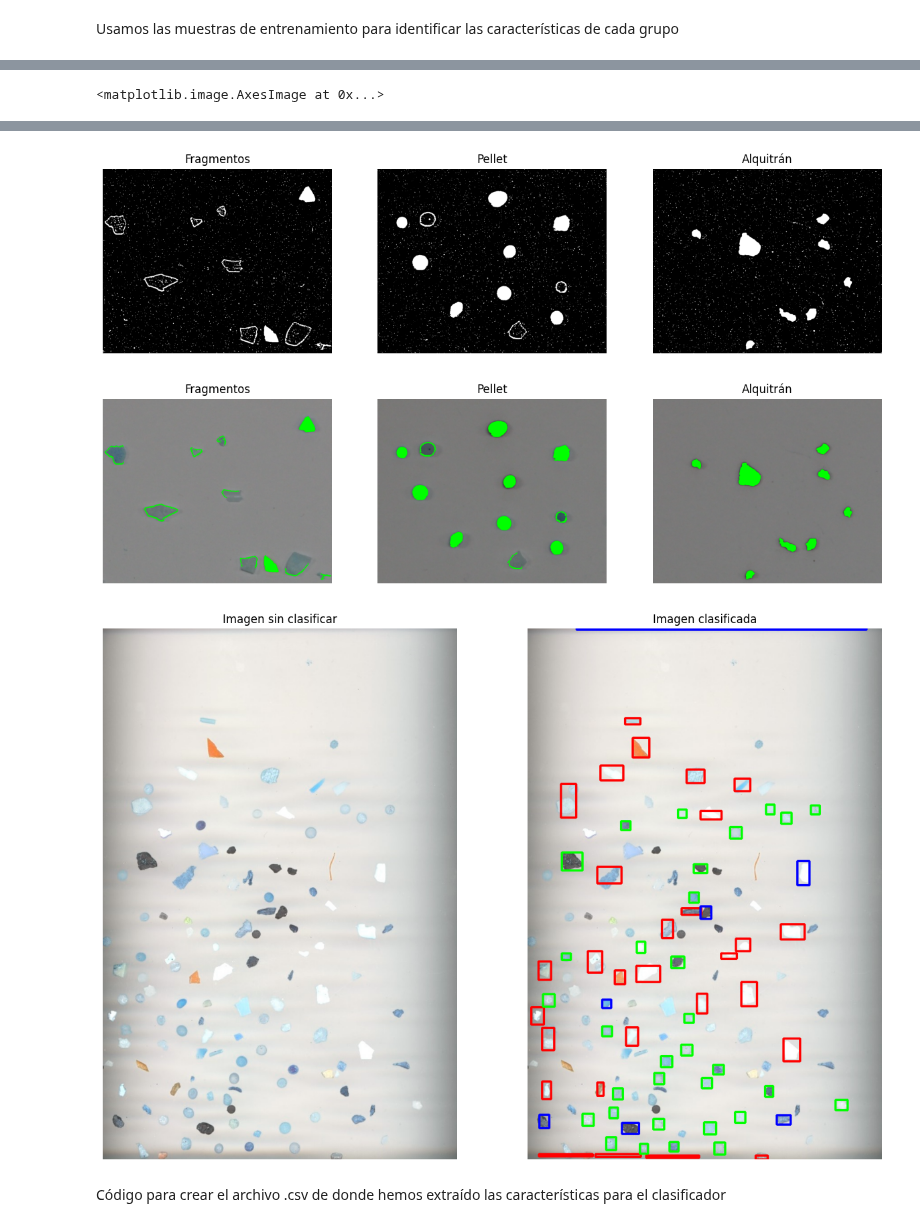
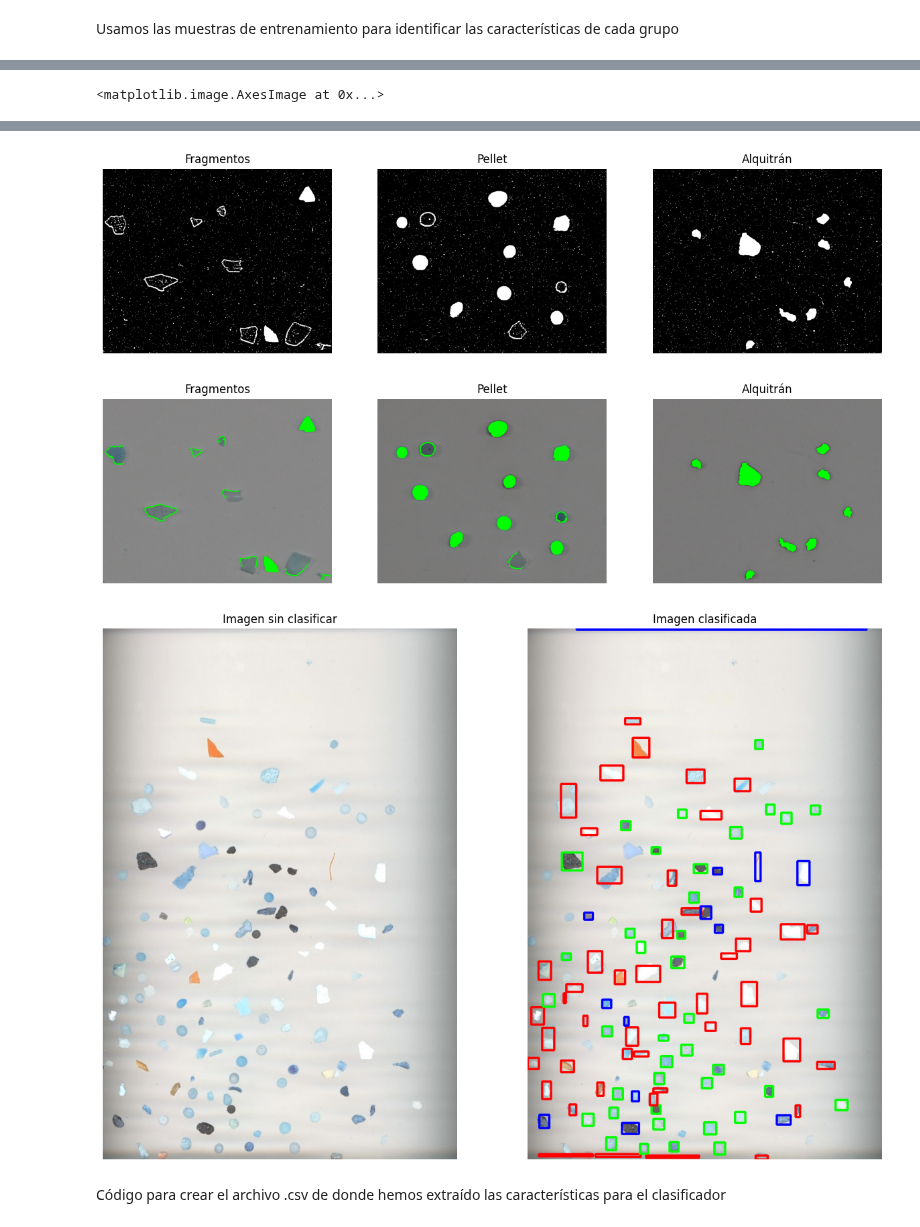
Before and after one commit to Leslie-Romero/VC_P3_LRM_MCV, a Jupyter notebook: Tareas.ipynb, the cells around one changed output, grey strips where cells are left out. Drawn from its saved outputs; the diff is of its cells as text; code cells hidden in the pictures.

```diff
--- a/Tareas.ipynb
+++ b/Tareas.ipynb
@@ -262,6 +253,7 @@ def classifier(img_path, min_comp, max_comp, min_w2hr, max_w2hr, min_axr, max_ax
         if comp >= min_comp and comp <= max_comp and w2h_ratio >= min_w2hr and w2h_ratio <= max_w2hr:
             # Fragments = RED
             cv2.rectangle(img_color, (x, y), (x+w, y+h), (255, 0, 0), 3)
+            classified_cnt.append(["FRA", x, y, x+w, y+h])
             classified = True
 
         # Axis ratio to find pellets
@@ -271,18 +263,20 @@ def classifier(img_path, min_comp, max_comp, min_w2hr, max_w2hr, min_axr, max_ax
         if classified == False and axis_ratio >= min_axr and axis_ratio <= max_axr:
             # Pellets = GREEN
             cv2.rectangle(img_color, (x, y), (x+w, y+h), (0, 255, 0), 3)
+            classified_cnt.append(["PEL", x, y, x+w, y+h])
             classified = True
 
         if classified == False:
             # Tar = BLUE
             cv2.rectangle(img_color, (x, y), (x+w, y+h), (0, 0, 255), 3)
+            classified_cnt.append(["TAR", x, y, x+w, y+h])
 
-    return img_color
+    return img_color, classified_cnt
 
 testing_img = cv2.imread('./content/MPs_test.jpg')
-min_area = (350/(img1.shape[0]*img1.shape[1]))*(testing_img.shape[0]*testing_img.shape[1])
+min_area = 150
 print(min_area)
-classified_img = classifier('./content/MPs_test.jpg', min(compact1), max(compact1), min(w2h_ratio1), max(w2h_ratio1), min(axis_ratio2), max(axis_ratio2), min_area)
+classified_img, classified_cnt = classifier('./content/MPs_test.jpg', min(compact1), max(compact1), min(w2h_ratio1), max(w2h_ratio1), min(axis_ratio2), max(axis_ratio2), min_area)
 
 fig, (ax1, ax2) = plt.subplots(1, 2, figsize=(15, 15))
 ax1.set_axis_off()
@@ -300,8 +294,8 @@ Tar: [1339.0, 2279.5, 2602.0, 1424.0, 2026.5, 9298.5, 1522.5, 2158.5] [150.36753
 <matplotlib.image.AxesImage at 0x...>
 [figure]
 [figure]
 [figure]
-[figure, old version]
+[figure, new version]
 # %% [markdown]
 Código para crear el archivo .csv de donde hemos extraído las características para el clasificador
 # %%
```
Also changed, not shown: parts of 3 cells of this notebook, 1 other file.
